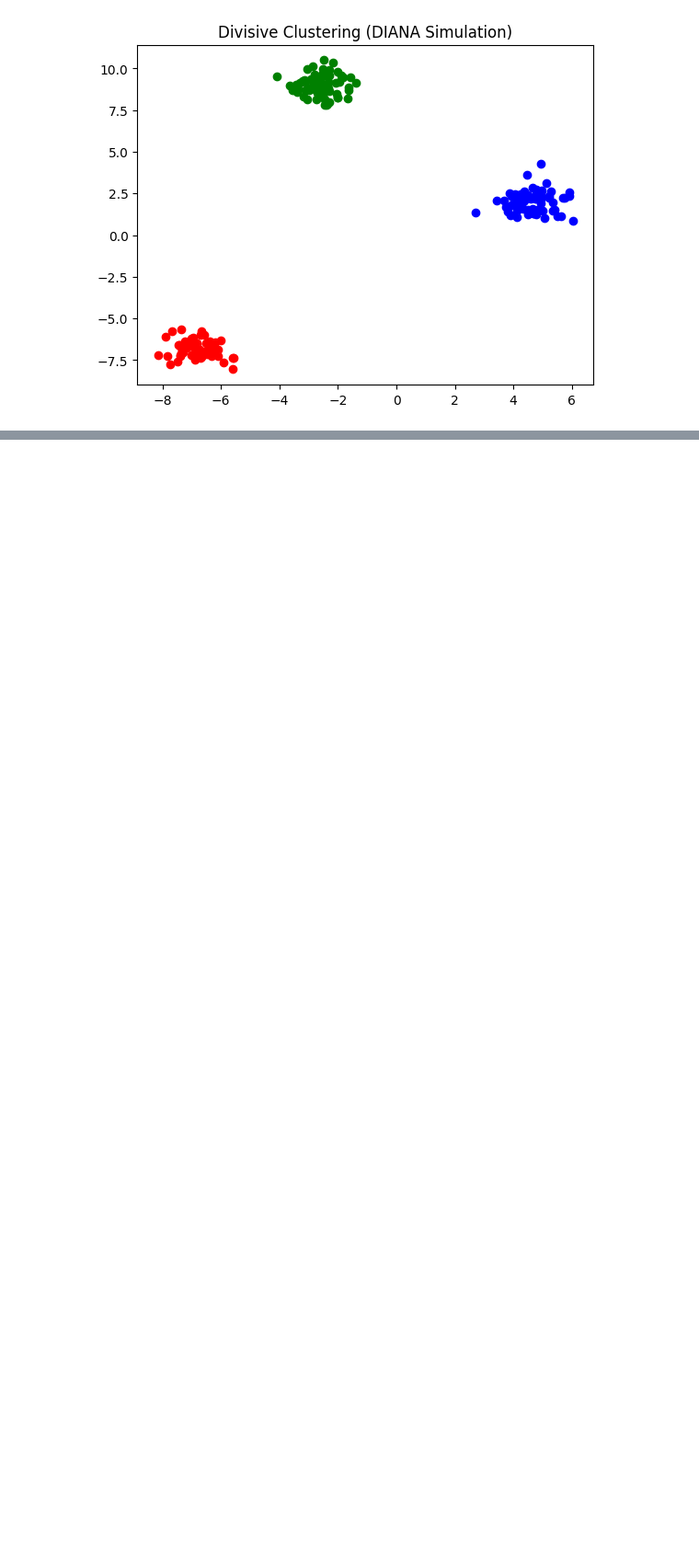
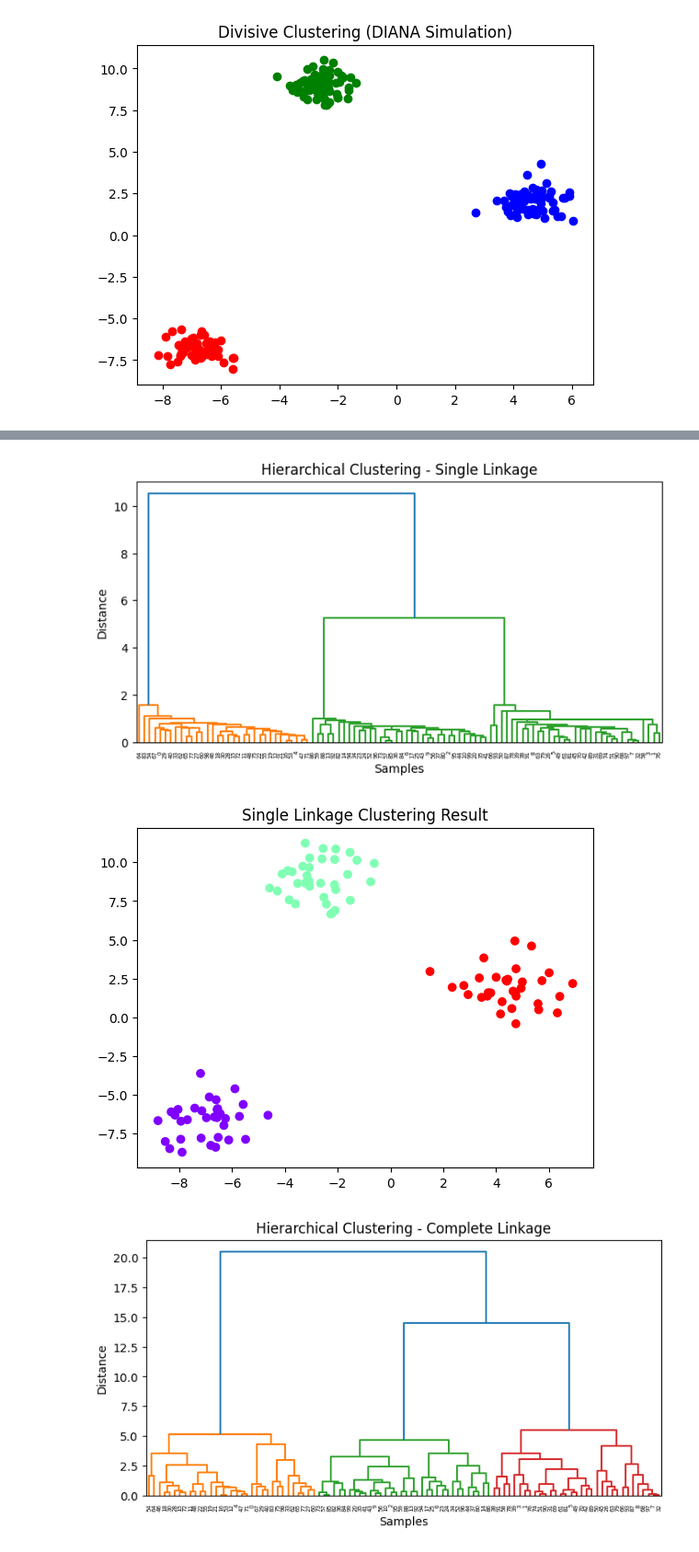
Before and after one commit to srujannayak32/MLLAB189, a Jupyter notebook: ML_Clustering.ipynb, the cells around one changed output, grey strips where cells are left out. Shown: that part at 92% size. Cells and saved outputs as stored; diff of their text form; code cells hidden in the pictures; blank space fills up the shorter version.

```diff
--- a/ML_Clustering.ipynb
+++ b/ML_Clustering.ipynb
@@ -180,0 +183,29 @@ plt.show()
+# %%
+import numpy as np
+import matplotlib.pyplot as plt
+from sklearn.datasets import make_blobs
+from scipy.cluster.hierarchy import dendrogram, linkage, fcluster
+
+
+X, y = make_blobs(n_samples=100, centers=3, cluster_std=1.2, random_state=42)
+
+linkage_methods = ['single', 'complete', 'average', 'ward', 'centroid']
+
+for method in linkage_methods:
+    linked = linkage(X, method=method)
+    plt.figure(figsize=(8, 4))
+    dendrogram(linked)
+    plt.title(f"Hierarchical Clustering - {method.capitalize()} Linkage")
+    plt.xlabel("Samples")
+    plt.ylabel("Distance")
+    plt.show()
+
+    # Form clusters (optional)
+    labels = fcluster(linked, t=3, criterion='maxclust')
+    plt.scatter(X[:, 0], X[:, 1], c=labels, cmap='rainbow')
+    plt.title(f"{method.capitalize()} Linkage Clustering Result")
+    plt.show()
+# %% [output]
+[figure, added]
+[figure, added]
+[figure, added]
```
Also changed, not shown: parts of 5 cells of this notebook.
